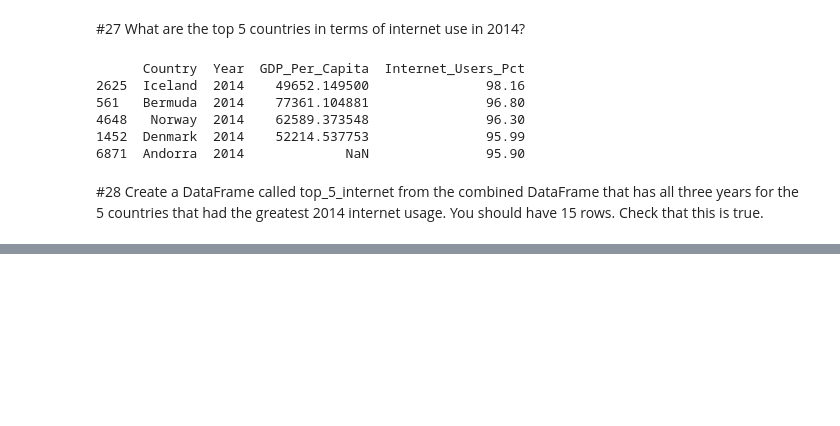
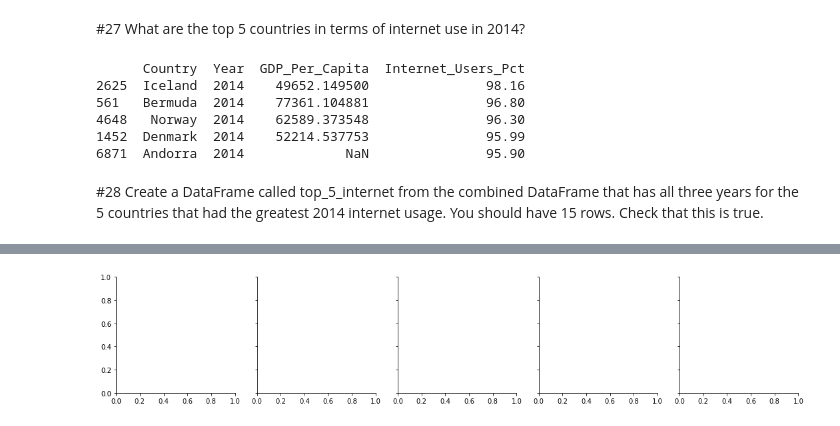
Before and after one commit to tomleewise/gdp-and-internet-usage-tomleewise, a Jupyter notebook: gdp_internet/gdp_internet.ipynb, the cells around one changed output, grey strips where cells are left out. Drawn from its saved outputs; the diff is of its cells as text; code cells hidden in the pictures; blank space fills up the shorter version.

```diff
--- a/gdp_internet/gdp_internet.ipynb
+++ b/gdp_internet/gdp_internet.ipynb
@@ -378,0 +414,6 @@ Yo Tom, look at this one again!
+# %%
+bottom_5_internet = gdp_and_internet_use.loc[(gdp_and_internet_use['Country'] == "Dem. People's Rep. of Korea") |
+                          (gdp_and_internet_use['Country'] == 'Eritrea') |
+                          (gdp_and_internet_use['Country'] == 'Timor-Leste')  |
+                          (gdp_and_internet_use['Country'] == 'Burundi') |
+                          (gdp_and_internet_use['Country'] == 'Somalia')]
@@ -378,0 +428,5 @@ Yo Tom, look at this one again!
+# %%
+facet_grid = sns.FacetGrid(bottom_5_internet, col = 'Country')
+plt.show()
+# %% [output]
+[figure, added]
```
Also changed, not shown: parts of 29 cells of this notebook.
